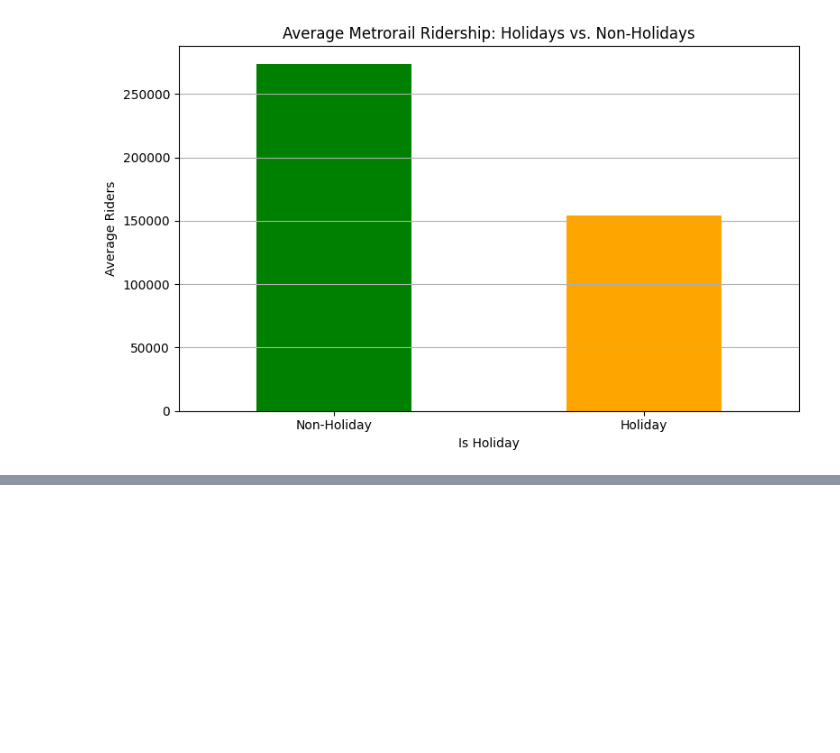
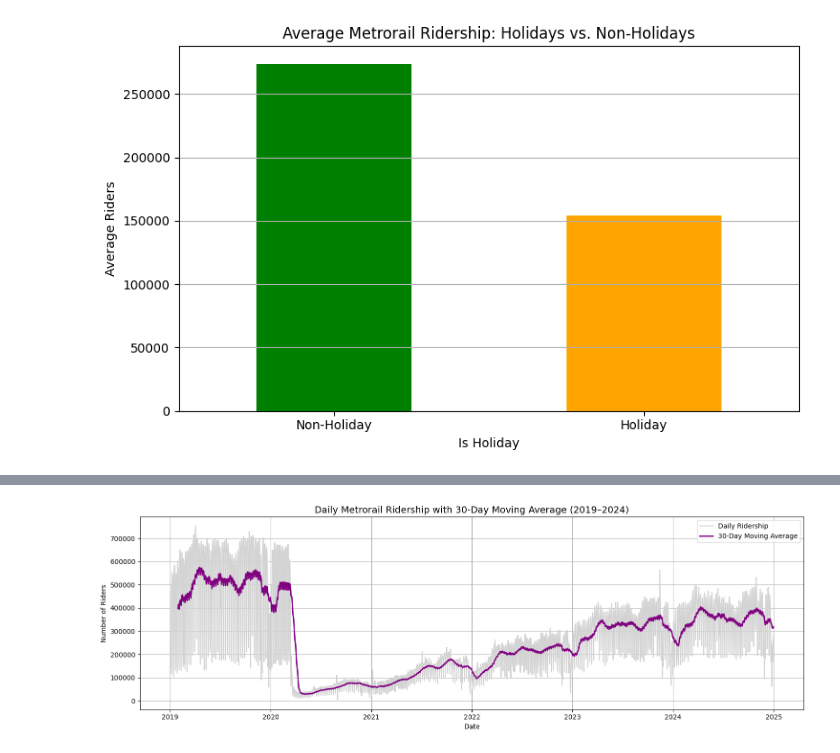
Before and after one commit to drodmay1/metro-ridership-capstone, a Jupyter notebook: notebooks/01_data_overview.ipynb, the cells around one changed output, grey strips where cells are left out. Drawn from its saved outputs; the diff is of its cells as text; code cells hidden in the pictures; blank space fills up the shorter version.

Commit message:
Add 30-day moving average visualization to notebook

```diff
--- a/notebooks/01_data_overview.ipynb
+++ b/notebooks/01_data_overview.ipynb
@@ -208,0 +213,19 @@ plt.show()
+# %%
+# Calculate 30-day moving average
+df_rail['30-Day MA'] = df_rail['Rail'].rolling(window=30).mean()
+
+# Plot the original ridership and the moving average
+plt.figure(figsize=(15, 5))
+plt.plot(df_rail['Date'], df_rail['Rail'], color='lightgray', label='Daily Ridership')
+plt.plot(df_rail['Date'], df_rail['30-Day MA'], color='purple', linewidth=2, label='30-Day Moving Average')
+
+# Add labels and title
+plt.title('Daily Metrorail Ridership with 30-Day Moving Average (2019–2024)', fontsize=14)
+plt.xlabel('Date')
+plt.ylabel('Number of Riders')
+plt.legend()
+plt.grid(True)
+plt.tight_layout()
+plt.show()
+# %% [output]
+[figure, added]
```
Also changed, not shown: parts of 1 cell of this notebook.
